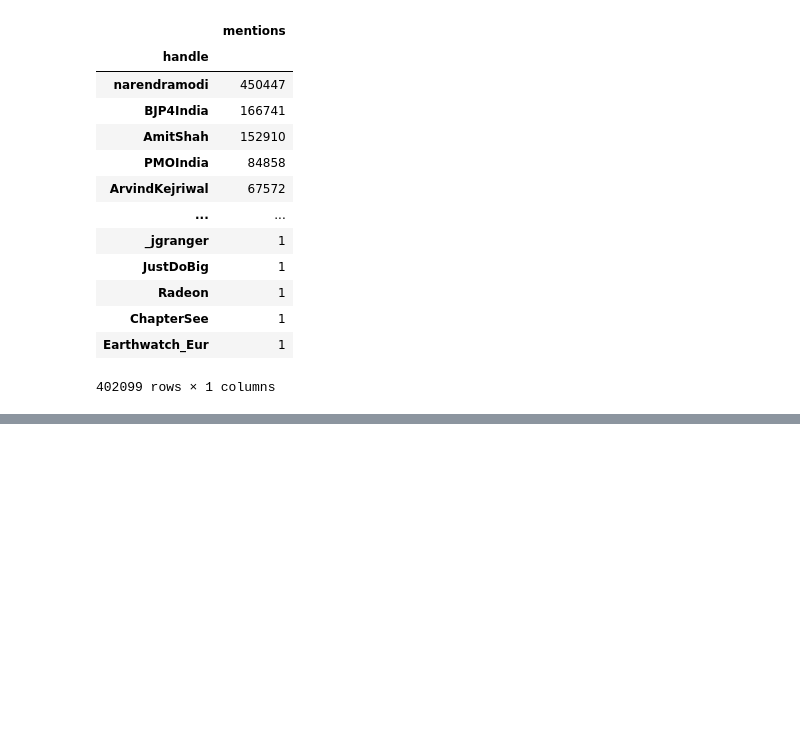
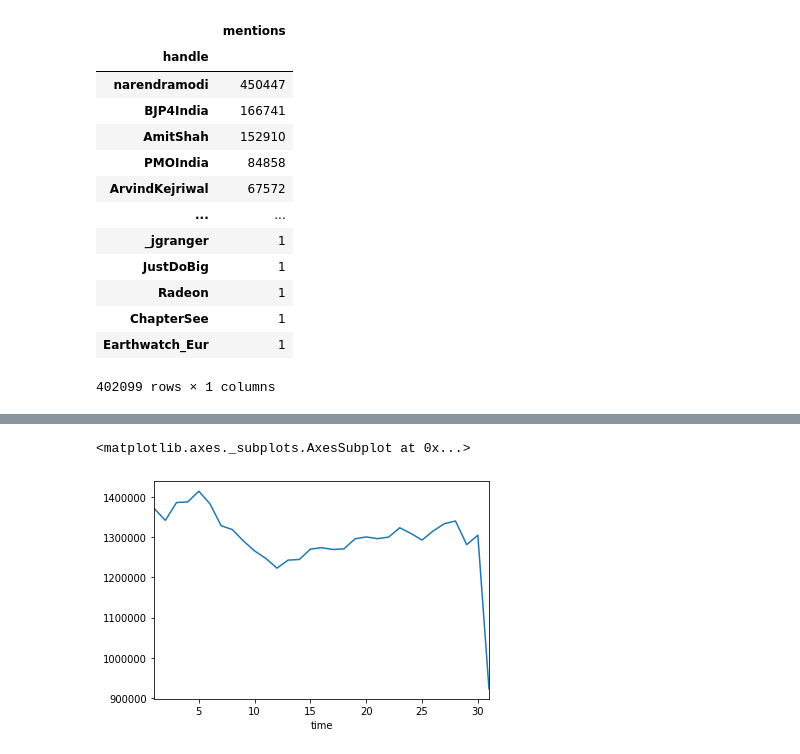
Before and after one commit to bagdeabhishek/notebooks, a Jupyter notebook: twitter.ipynb, the cells around one changed output, grey strips where cells are left out. Saved outputs shown, nothing was run; the diff lists cells and outputs as text; code cells hidden in the pictures; blank space fills up the shorter version.

```diff
--- a/twitter.ipynb
+++ b/twitter.ipynb
@@ -335,3 +334,11 @@ df_bjp
 | ChapterSee | 1 |
 | Earthwatch_Eur | 1 |
 402099 rows × 1 columns
+# %%
+# import modin.pandas as pd
+# df  =  pd.read_pickle("mention_retweet_hastags_time.pkl")
+import pandas as pd
+ls = run_query("""Select * from non_text_cleaned_time""")
+df = pd.DataFrame(ls ,columns = ["time","handle","mentions","retweets","cluster","importance","hashtags"])
+df['time'] = pd.to_datetime(df['time'], format="%a %b %d %H:%M:%S %z %Y")
+df.to_pickle("mention_retweet_hastags_timeobj.pkl")
@@ -337,0 +359,2 @@ df_bjp
+# %%
+df['time'] =
@@ -337,0 +371,2 @@ df_bjp
+# %%
+df_daily = df.groupby(df.time.dt.day)
@@ -337,0 +375,5 @@ df_bjp
+# %%
+df_daily.describe()["cluster"]["count"].plot()
+# %% [output]
+<matplotlib.axes._subplots.AxesSubplot at 0x...>
+[figure, added]
```
Also changed, not shown: parts of 27 cells of this notebook, 3 other files.
